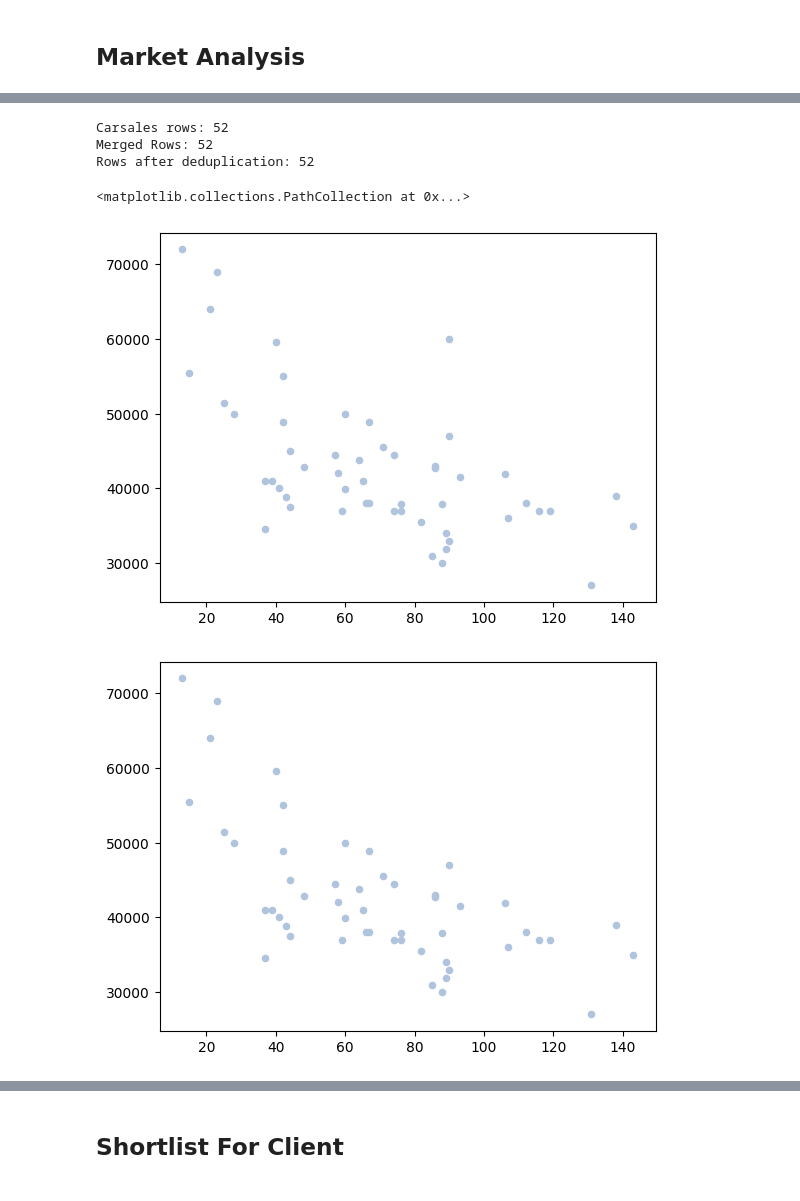
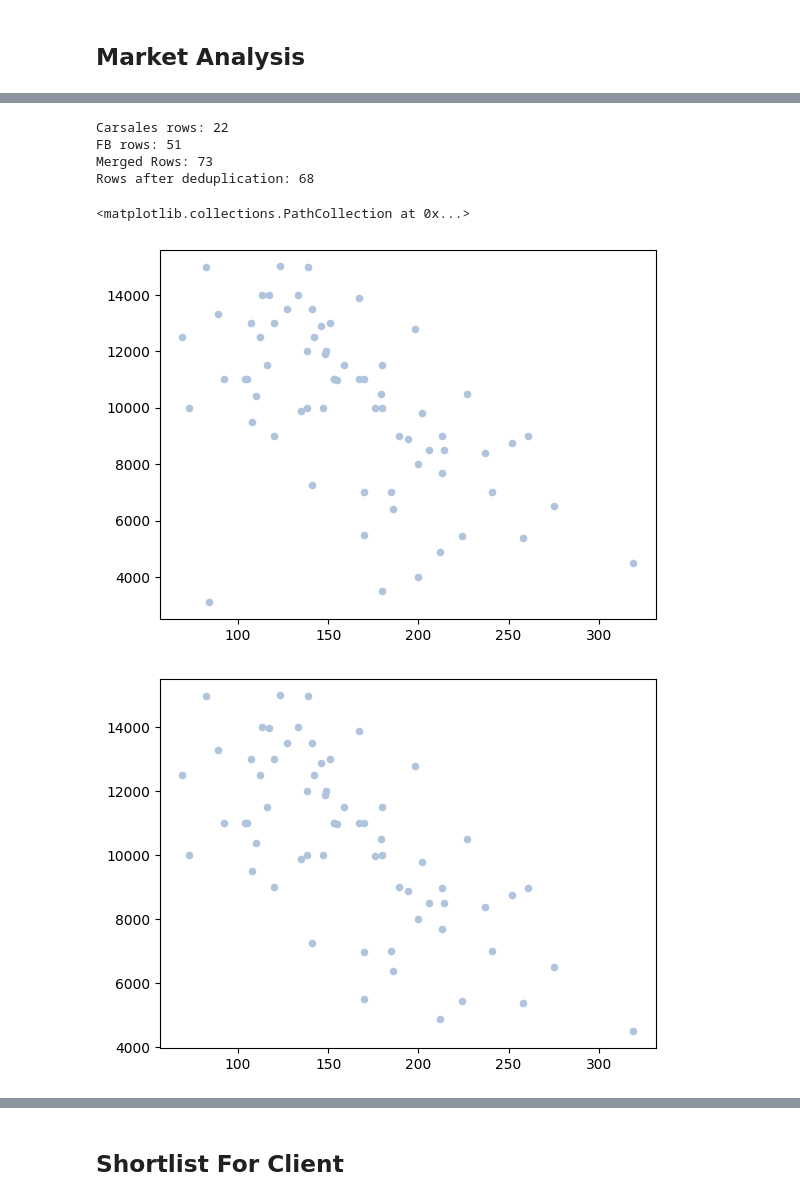
Before and after one commit to imrogerjiang/market_analysis, a Jupyter notebook: analytics.ipynb, the cells around one changed output, grey strips where cells are left out. Drawn from its saved outputs; the diff is of its cells as text; code cells hidden in the pictures.

```diff
--- a/analytics.ipynb
+++ b/analytics.ipynb
@@ -244,13 +251,13 @@ ValueError: No objects to concatenate
 # Put a "#" infront of the code to stop it from running.
 
 # Run this for Carsales only
-df = cs
+# df = cs
 
 # Run this for FB Marketplace only
 # df = fb
 
 # Run this for both Carsales and FB Marketplace
-# df = pd.concat([cs, fb], ignore_index=True)
+df = pd.concat([cs, fb], ignore_index=True)
 
 # ╚═════════════════════════════╝
 
@@ -276,45 +283,46 @@ print(f"Rows after deduplication: {len(df)}")
 
 # ╚═════════════════════════════╝
 # %% [output]
-Carsales rows: 52
-Merged Rows: 52
-Rows after deduplication: 52
+Carsales rows: 22
+FB rows: 51
+Merged Rows: 73
+Rows after deduplication: 68
 # %%
 plt.scatter(df['odometer'], df['price'], label='Data', color='lightsteelblue', s=20)
 # %% [output]
 <matplotlib.collections.PathCollection at 0x...>
-[figure, old version]
+[figure, new version]
 # %%
 df1 = df
 # ╔═════════════════════════════╗
 # ║  ✏️ VA REMOVING OUTLIERS    ║
 
 # Removing listings with unrealistic low price
 # Code keeps cars with price>X
-df1 = df1[df1["price"]>5000]
+df1 = df1[df1["price"]>4000]
 
 # Remove listings with high odometer
 # Code keeps cars with odo<X
-df1 = df1[df1["odometer"]<270]
+# df1 = df1[df1["odometer"]<270]
 
 # Remove listings with unrealistic low odometer
 # Code keeps cars with odo>X
 # df1 = df1[df1["odometer"]>30]
 
 # Custom keep
 # df1 = df1[
 #     (df1["odometer"]<75)| #OR
 #      (df1["price"]<55000)
 #      ]
 
 # ╚═════════════════════════════╝
 
 plt.scatter(df1['odometer'], df1['price'], label='Data', color='lightsteelblue', s=20)
 # Save file
 # df.to_csv(f"{path}/{model_short}_all.csv", index=False)
 df1.to_csv(f"{client_id}_{model_short}.csv", index=False)
 # %% [output]
-[figure, old version]
+[figure, new version]
 # %%
 # 0) Work on a real copy (kills SettingWithCopyWarning)
 df1 = df1.copy()
```
Also changed, not shown: parts of 5 cells of this notebook.
